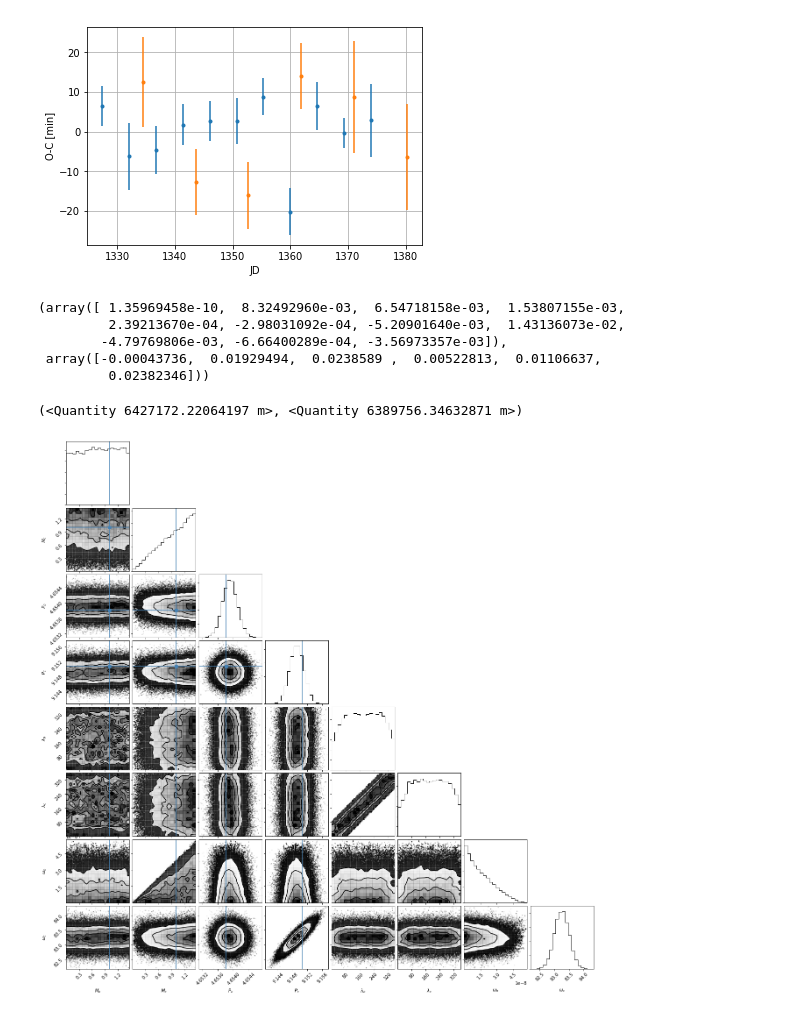
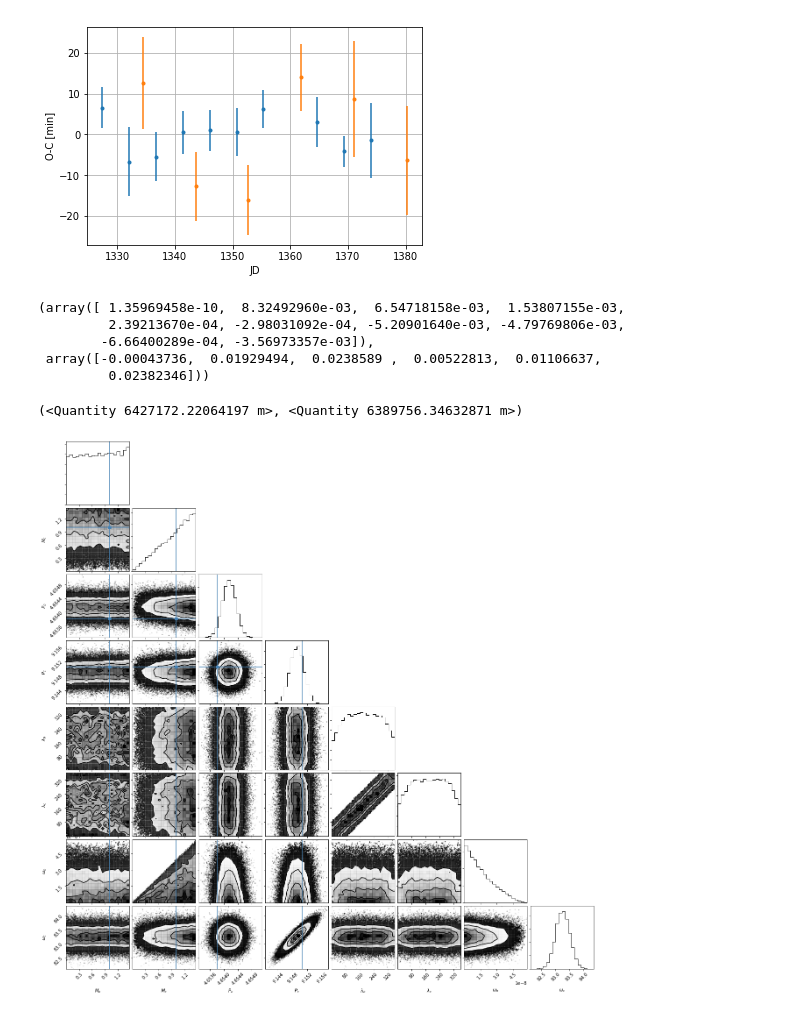
Before and after one commit to bmorris3/tessperiment, a Jupyter notebook: toi125_ttvfast.ipynb, the cells around one changed output. Saved outputs shown, nothing was run; the diff lists cells and outputs as text; code cells hidden in the pictures.

Commit message:
Skipping one outlier point -- no difference in posteriors

```diff
--- a/toi125_ttvfast.ipynb
+++ b/toi125_ttvfast.ipynb
@@ -1,26 +1,32 @@
 # %%
 %matplotlib inline
 
 import matplotlib.pyplot as plt
 import numpy as np
 
 b_times = np.load('52368076/transit_times_b.npy')[0, :]
 b_uncertainties = np.load('52368076/transit_times_b.npy')[1, :]
 b_epoch = np.arange(len(b_times)) #np.array([0, 1, 2, 3, 4, 5, 7, 8, 9, 10])
+
+# Skip the outlier b's transit times
+trick_slice = np.r_[0:7,8:11]
+b_times = b_times[trick_slice]
+b_uncertainties = b_uncertainties[trick_slice]
+b_epoch = b_epoch[trick_slice]
 
 c_times = np.load('52368076/transit_times_c.npy')[0, :]
 c_uncertainties = np.load('52368076/transit_times_c.npy')[1, :]
 c_epoch = np.arange(len(c_times))
 
 plt.errorbar(b_times, 24*60*(b_times - np.polyval(np.polyfit(b_epoch, b_times, 1), b_epoch)), 24*60*b_uncertainties, fmt='.')
 plt.errorbar(c_times, 24*60*(c_times - np.polyval(np.polyfit(c_epoch, c_times, 1), c_epoch)), 24*60*c_uncertainties, fmt='.')
 
 plt.xlabel('JD')
 plt.ylabel('O-C [min]')
 plt.grid()
 #plt.savefig('o-c.png', dpi=250, bbox_inches='tight')
 # %% [output]
-[figure, old version]
+[figure, new version]
 # %%
 from astropy.constants import G, M_sun, R_sun
 import astropy.units as u
@@ -101,8 +107,8 @@ model_times_c = times[indices_c]
 model_times_b - b_times, model_times_c - c_times
 # %% [output]
 (array([ 1.35969458e-10,  8.32492960e-03,  6.54718158e-03,  1.53807155e-03,
-         2.39213670e-04, -2.98031092e-04, -5.20901640e-03,  1.43136073e-02,
-        -4.79769806e-03, -6.66400289e-04, -3.56973357e-03]),
+         2.39213670e-04, -2.98031092e-04, -5.20901640e-03, -4.79769806e-03,
+        -6.66400289e-04, -3.56973357e-03]),
  array([-0.00043736,  0.01929494,  0.0238589 ,  0.00522813,  0.01106637,
          0.02382346]))
 # %%
@@ -208,4 +214,4 @@ corner(chains,
                 "$\omega_b$", "$\omega_c$"]);
 plt.savefig('ttv_recovery_toi125.png', bbox_inches='tight', dpi=300)
 # %% [output]
-[figure, old version]
+[figure, new version]
```
Also changed, not shown: parts of 1 cell of this notebook.
